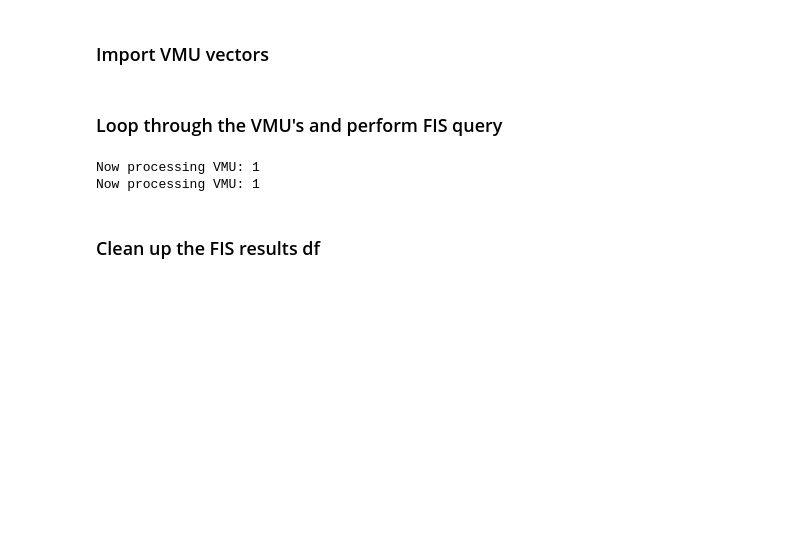
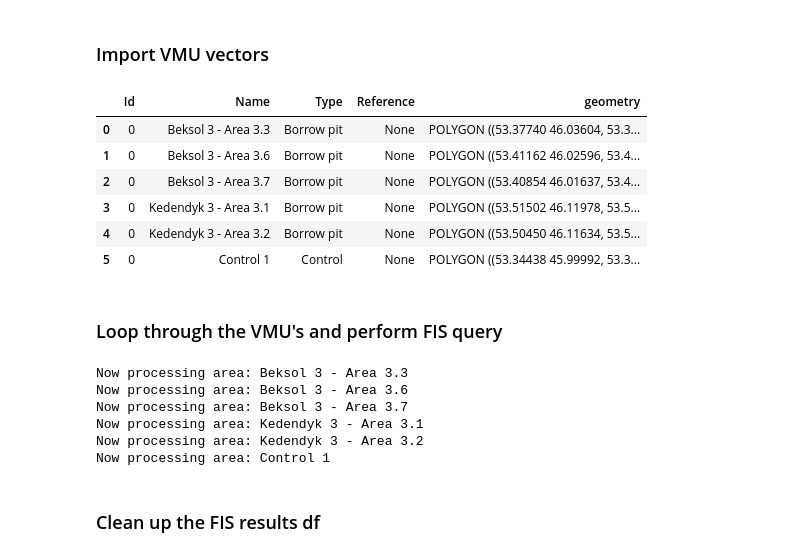
Before and after one commit to haselwimmer/projects, a Jupyter notebook: tco/tco_sentinelhub.ipynb, the cells around one changed output. Cells and saved outputs as stored; diff of their text form; code cells hidden in the pictures; blank space fills up the shorter version.

```diff
--- a/tco/tco_sentinelhub.ipynb
+++ b/tco/tco_sentinelhub.ipynb
@@ -89,36 +87,45 @@ def fis_data_to_dataframe(fis_data):
 ### Import VMU vectors
 # %%
 # Open vector file
-vmu_path = r"E:\McKinley\vectors\VMU_OSM_boundaries_NAD83_shifted_dissolved.shp"
+vmu_path = r"C:\Users\ekqo\OneDrive - Chevron\share\projects\2021_TCO_Veg_Restoration\Beksol_and_Kedendyk_Areas_Borrow_pits.shp"
 vmu_polys = gpd.read_file(vmu_path)
 
 # Reproject polys to WGS84
 vmu_polys = vmu_polys.to_crs("EPSG:4326")
 
 # Explode multipolygons to polygons to query with FIS request
 vmu_polys_exploded = vmu_polys.explode()
+vmu_polys
+# %% [output]
+|  | Id | Name | Type | Reference | geometry |
+| 0 | 0 | Beksol 3 - Area 3.3 | Borrow pit | None | POLYGON ((53.37740 46.03604, 53.3... |
+| 1 | 0 | Beksol 3 - Area 3.6 | Borrow pit | None | POLYGON ((53.41162 46.02596, 53.4... |
+| 2 | 0 | Beksol 3 - Area 3.7 | Borrow pit | None | POLYGON ((53.40854 46.01637, 53.4... |
+| 3 | 0 | Kedendyk 3 - Area 3.1 | Borrow pit | None | POLYGON ((53.51502 46.11978, 53.5... |
+| 4 | 0 | Kedendyk 3 - Area 3.2 | Borrow pit | None | POLYGON ((53.50450 46.11634, 53.5... |
+| 5 | 0 | Control 1 | Control | None | POLYGON ((53.34438 45.99992, 53.3... |
 # %% [markdown]
 ### Loop through the VMU's and perform FIS query
 # %%
 # Create empty list to store results for all VMU's
 output_list = []
 
-i = 0
+#i = 0
 
 # Loop over VMU's
 for index, row in vmu_polys_exploded.iterrows():
 
     # For testing only
-    i = i + 1
-    if i > 2:
-        continue
+    #i = i + 1
+    #if i > 2:
+    #    continue
 
     # Status message
-    print('Now processing VMU: ' + str(row.VMU))
+    print('Now processing area: ' + str(row.Name))
 
     # Setup parameters for FIS request
     geometry_list = Geometry(row.geometry, CRS.WGS84)
-    time_interval = ('2017-01-01', '2021-03-22')
+    time_interval = ('2017-01-01', date.today())
     ndvi_script = 'return [[(B08 - B04) / (B08 + B04)], CLM]'
 
     fis_request = FisRequest(
@@ -138,7 +145,7 @@ for index, row in vmu_polys_exploded.iterrows():
     fis_df = fis_data_to_dataframe(fis_data)
 
     # Add the VMU to the dataframe
-    fis_df['VMU'] = row.VMU
+    fis_df['Name'] = row.Name
 
     # Append the df to the temporary list
     output_list.append(fis_df)
@@ -149,8 +156,12 @@ for index, row in vmu_polys_exploded.iterrows():
 fis_df_all_raw = pd.concat(output_list, axis=0)
 # fis_df_all_raw
 # %% [output]
-Now processing VMU: 1
-Now processing VMU: 1
+Now processing area: Beksol 3 - Area 3.3
+Now processing area: Beksol 3 - Area 3.6
+Now processing area: Beksol 3 - Area 3.7
+Now processing area: Kedendyk 3 - Area 3.1
+Now processing area: Kedendyk 3 - Area 3.2
+Now processing area: Control 1
 # %% [markdown]
 ### Clean up the FIS results df
 # %%
```
Also changed, not shown: parts of 7 cells of this notebook, 1 other file.
